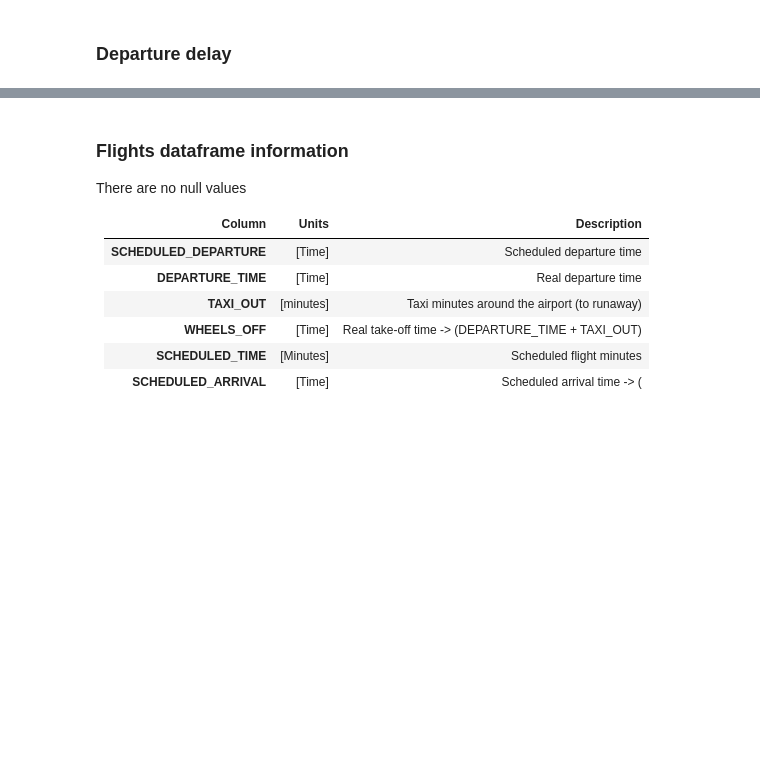
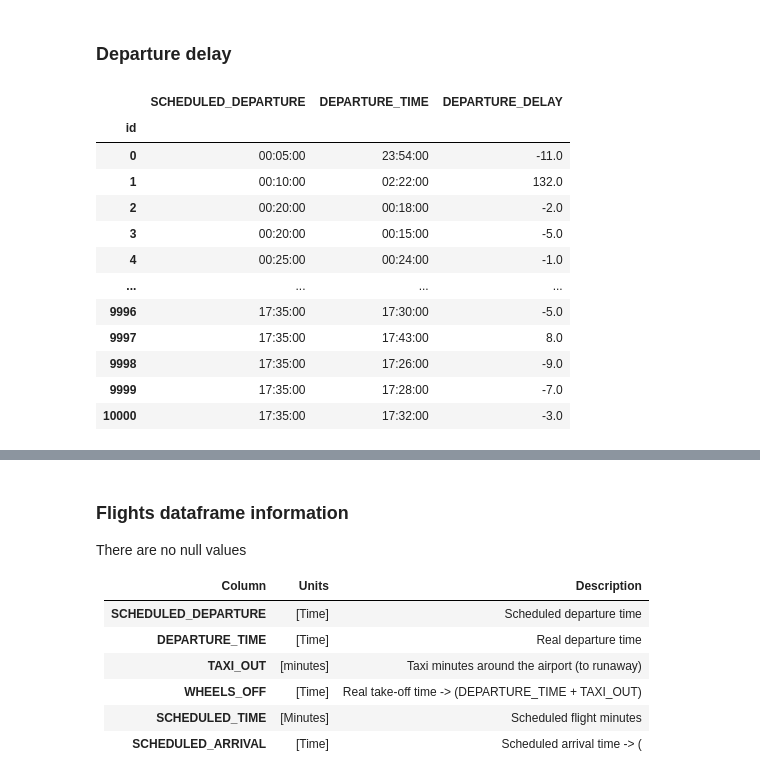
Before and after one commit to paula-sorolla/AML-FlightDelay, a Jupyter notebook: Preprocessing.ipynb, the cells around one changed output, grey strips where cells are left out. Saved outputs shown, nothing was run; the diff lists cells and outputs as text; code cells hidden in the pictures; blank space fills up the shorter version.

Commit message:
departure_delay

```diff
--- a/Preprocessing.ipynb
+++ b/Preprocessing.ipynb
@@ -187,41 +174,72 @@ df_flights.head()
 # %% [markdown]
 ### Departure delay
 # %%
-test = df_flights.loc[:100, 'SCHEDULED_DEPARTURE':'DEPARTURE_TIME']
+from datetime import datetime
 
+test = df_flights.loc[:10000, 'SCHEDULED_DEPARTURE':'DEPARTURE_TIME']
 delays = []
 
 for i in range (test.shape[0]):
-    if(abs(test['DEPARTURE_TIME'][i] - test['SCHEDULED_DEPARTURE'][i]) < 2000):
-        delays.append(test['DEPARTURE_TIME'][i] - test['SCHEDULED_DEPARTURE'][i])
-    elif (test['DEPARTURE_TIME'][i] > test['SCHEDULED_DEPARTURE'][i]):
-        delays.append((test['DEPARTURE_TIME'][i] - 2360) - test['SCHEDULED_DEPARTURE'][i])
+    s1 = str(test['DEPARTURE_TIME'][i])
+    s2 = str(test['SCHEDULED_DEPARTURE'][i])
+    FMT = '%H:%M:%S'
+    delay_minutes = (datetime.strptime(s1, FMT) - datetime.strptime(s2, FMT)).total_seconds()/60
+    if (delay_minutes < -1100):
+        delays.append(1440 + delay_minutes)
+    elif (delay_minutes > 1100):
+        delays.append(-(1440 - delay_minutes))
     else:
-        delays.append((2360 - test['SCHEDULED_DEPARTURE'][i]) + test['DEPARTURE_TIME'][i])
+        delays.append(delay_minutes)
 
 
-for i in range (len(delays)):
-    if delays[i] > 99:     #212 becomes 132 minutes, 112 becomes 72 minutes
-        hour = int(delays[i] / 100)
-        minutes = delays[i] % 100
-        output = hour*60 + minutes
-        delays[i] = output
-    elif delays[i] > 59 and delays[i] <= 99:  #96 becomes 56, 83 becomes 43
-        output = 60 - (100 - delays[i])
-        delays[i] = output
+test["DEPARTURE_DELAY"] = delays
+#test['SCHEDULED_DEPARTURE'] = test['SCHEDULED_DEPARTURE'].apply(lambda row: change_time(row))
+#test['DEPARTURE_TIME'] = test['DEPARTURE_TIME'].apply(lambda row: change_time(int(row)))
+
+#delays = []
+
+#for i in range (test.shape[0]):
+#    if(abs(test['DEPARTURE_TIME'][i] - test['SCHEDULED_DEPARTURE'][i]) < 2000):
+#        delays.append(test['DEPARTURE_TIME'][i] - test['SCHEDULED_DEPARTURE'][i])
+#    elif (test['DEPARTURE_TIME'][i] > test['SCHEDULED_DEPARTURE'][i]):
+#        delays.append((test['DEPARTURE_TIME'][i] - 2360) - test['SCHEDULED_DEPARTURE'][i])
+#    else:
+#        delays.append((2360 - test['SCHEDULED_DEPARTURE'][i]) + test['DEPARTURE_TIME'][i])
+
+
+#for i in range (len(delays)):
+#    if delays[i] > 99:     #212 becomes 132 minutes, 112 becomes 72 minutes
+#        hour = int(delays[i] / 100)
+#        minutes = delays[i] % 100
+#        output = hour*60 + minutes
+#        delays[i] = output
+#    elif delays[i] > 59 and delays[i] <= 99:  #96 becomes 56, 83 becomes 43
+#        output = 60 - (100 - delays[i])
+#        delays[i] = output
 
 #now for negative values
-for i in range (len(delays)):
-    if delays[i] < -99:     #-410 becomes -250 minutes
-        hour = int(delays[i] / 100)
-        minutes = -delays[i] % 100
-        output = hour*60 - minutes
-        delays[i] = output
-    elif delays[i] < -59 and delays[i] >= -99:  #96 becomes 56, 83 becomes 43
-        output = delays[i] + 40
-        delays[i] = output
+#for i in range (len(delays)):
+#    if delays[i] < -99:     #-410 becomes -250 minutes
+#        hour = int(delays[i] / 100)
+#        minutes = -delays[i] % 100
+#        output = hour*60 - minutes
+#        delays[i] = output
+#    elif delays[i] < -59 and delays[i] >= -99:  #96 becomes 56, 83 becomes 43
+#        output = delays[i] + 40
+#        delays[i] = output
 
-test["DEPARTURE_DELAY"] = delays
-test['SCHEDULED_DEPARTURE'] = test['SCHEDULED_DEPARTURE'].apply(lambda row: change_time(row))
-test['DEPARTURE_TIME'] = test['DEPARTURE_TIME'].apply(lambda row: change_time(int(row)))
 test
+# %% [output]
+|  | SCHEDULED_DEPARTURE | DEPARTURE_TIME | DEPARTURE_DELAY |
+| id |  |  |  |
+| 0 | 00:05:00 | 23:54:00 | -11.0 |
+| 1 | 00:10:00 | 02:22:00 | 132.0 |
+| 2 | 00:20:00 | 00:18:00 | -2.0 |
+| 3 | 00:20:00 | 00:15:00 | -5.0 |
+| 4 | 00:25:00 | 00:24:00 | -1.0 |
+| ... | ... | ... | ... |
+| 9996 | 17:35:00 | 17:30:00 | -5.0 |
+| 9997 | 17:35:00 | 17:43:00 | 8.0 |
+| 9998 | 17:35:00 | 17:26:00 | -9.0 |
+| 9999 | 17:35:00 | 17:28:00 | -7.0 |
+| 10000 | 17:35:00 | 17:32:00 | -3.0 |
```
Also changed, not shown: parts of 8 cells of this notebook.
